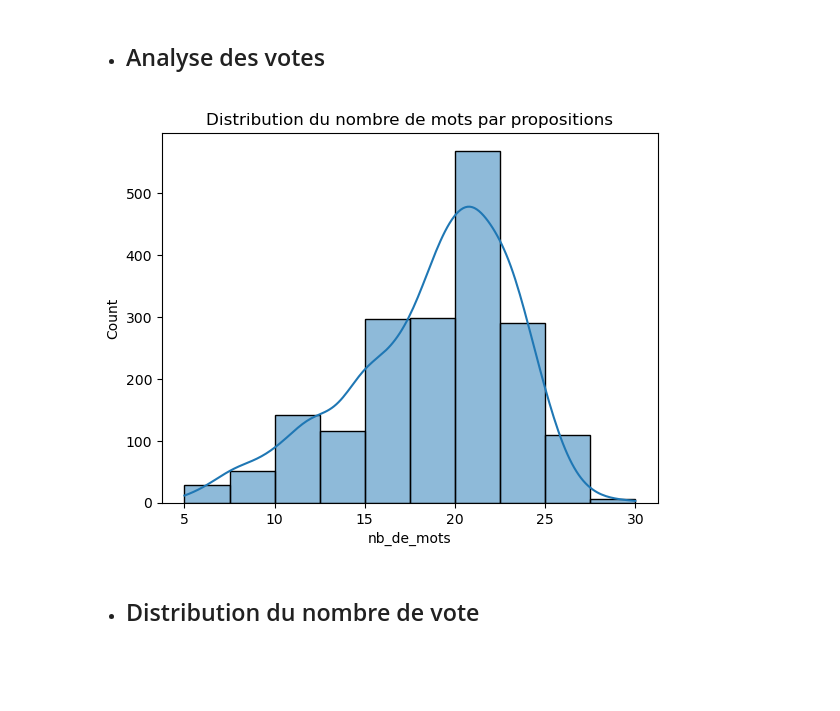
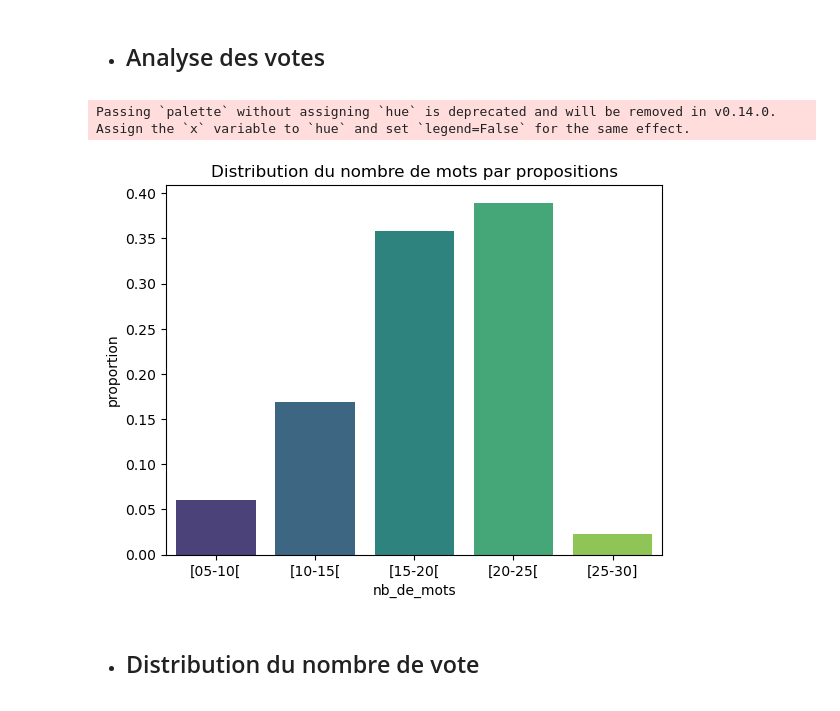
Before and after one commit to konanleger/PROJET-STATISTIQUE-DES-PROS, a Jupyter notebook: projet_stat.ipynb, the cells around one changed output. Drawn from its saved outputs; the diff is of its cells as text; code cells hidden in the pictures; blank space fills up the shorter version.

```diff
--- a/projet_stat.ipynb
+++ b/projet_stat.ipynb
@@ -240,11 +242,15 @@ plt.show()
 # %% [markdown]
 * ## Analyse des votes
 # %%
-sns.histplot(data=data, x='nb_de_mots', bins=10, kde=True)
+bins = [5,10,15,20,25,30]  # Limites des intervalles
+labels = ['[05-10[','[10-15[', '[15-20[', '[20-25[','[25-30]']
+
+sns.countplot(x = pd.cut(data['nb_de_mots'],bins = bins, labels = labels,include_lowest = True),palette = 'viridis',stat='proportion')
 plt.title('Distribution du nombre de mots par propositions')
 plt.show()
 # %% [output]
+Passing `palette` without assigning `hue` is deprecated and will be removed in v0.14.0. Assign the `x` variable to `hue` and set `legend=False` for the same effect.
-[figure, old version]
+[figure, new version]
 # %% [markdown]
 * ## Distribution du nombre de vote
 # %%
```
Also changed, not shown: parts of 8 cells of this notebook.
